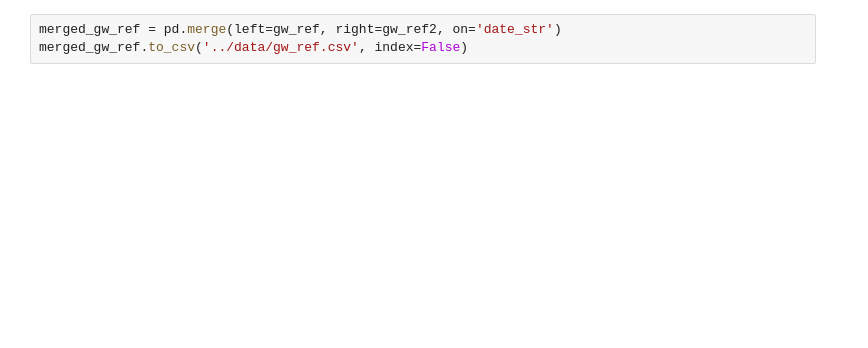
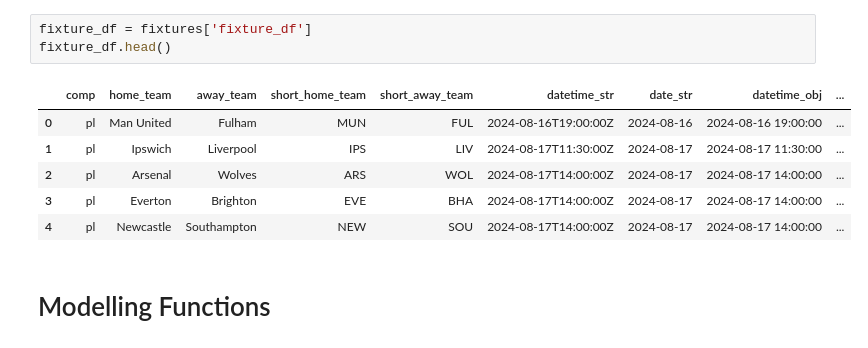
Before and after one commit to SamTroy/TFF_Optimization, a Jupyter notebook: notebooks/tff_optimization.ipynb, the cells around one changed output. Cells and saved outputs as stored; diff of their text form; blank space fills up the shorter version.

Commit message:
model progress

```diff
--- a/notebooks/tff_optimization.ipynb
+++ b/notebooks/tff_optimization.ipynb
@@ -334,3 +216,12 @@ gw_ref2
-# %%
-merged_gw_ref = pd.merge(left=gw_ref, right=gw_ref2, on='date_str')
-merged_gw_ref.to_csv('../data/gw_ref.csv', index=False)
+# %%
+fixture_df = fixtures['fixture_df']
+fixture_df.head()
+# %% [output]
+|  | comp | home_team | away_team | short_home_team | short_away_team | datetime_str | date_str | datetime_obj | ... |
+| 0 | pl | Man United | Fulham | MUN | FUL | 2024-08-16T19:00:00Z | 2024-08-16 | 2024-08-16 19:00:00 | ... |
+| 1 | pl | Ipswich | Liverpool | IPS | LIV | 2024-08-17T11:30:00Z | 2024-08-17 | 2024-08-17 11:30:00 | ... |
+| 2 | pl | Arsenal | Wolves | ARS | WOL | 2024-08-17T14:00:00Z | 2024-08-17 | 2024-08-17 14:00:00 | ... |
+| 3 | pl | Everton | Brighton | EVE | BHA | 2024-08-17T14:00:00Z | 2024-08-17 | 2024-08-17 14:00:00 | ... |
+| 4 | pl | Newcastle | Southampton | NEW | SOU | 2024-08-17T14:00:00Z | 2024-08-17 | 2024-08-17 14:00:00 | ... |
+# %% [markdown]
+# Modelling Functions
```
Also changed, not shown: parts of 21 cells of this notebook, 2 other files.
